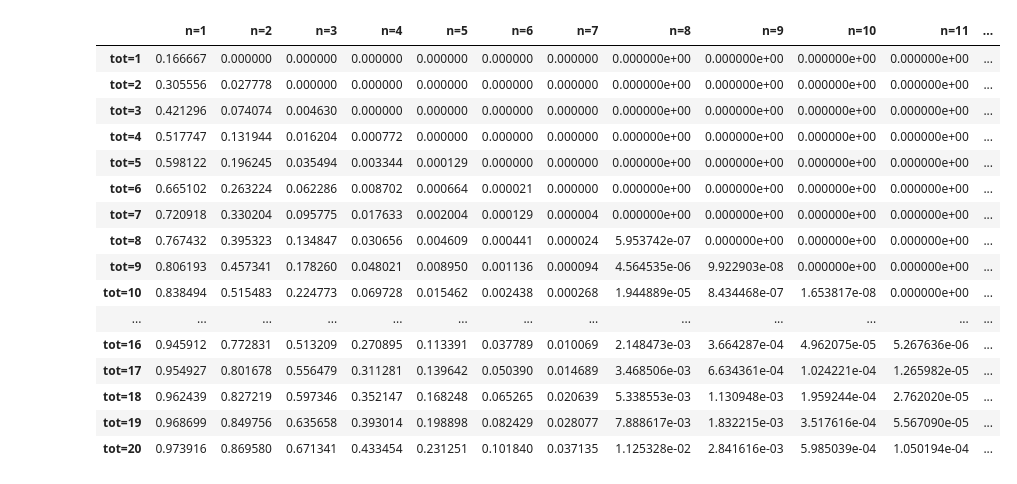
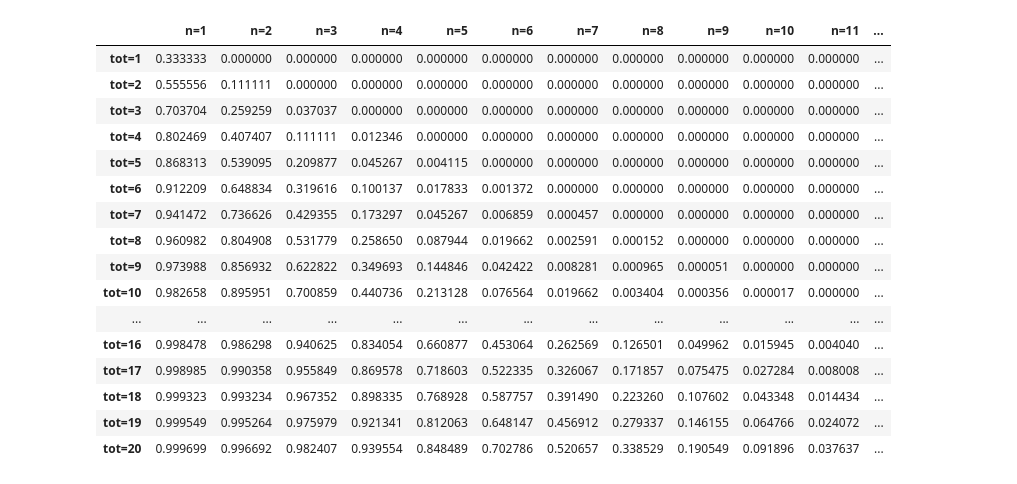
Before and after one commit to MatteoSpoladore/Dadi-perudo, a Jupyter notebook: grafico.ipynb, the cells around one changed output. Saved outputs shown, nothing was run; the diff lists cells and outputs as text; code cells hidden in the pictures.

```diff
--- a/grafico.ipynb
+++ b/grafico.ipynb
@@ -39,50 +39,50 @@ def calcola(numero_dadi: int, totale_dadi: int, perudo: bool = False) -> float:
 # Create a DataFrame of probabilities P(X = n)
 # where:
 # m = total dice (1 to 19)
 # n = number of equal dice (1 to 19)
 # p = 1/6 (single specific face)
 
 import pandas as pd
 from math import comb
 
 
-def binomial_probability_at_least(n, m, p=1 / 6):
+def binomial_probability_at_least(n, m, p=2 / 6):
     if n > m:
         return 0
     # Complemento: P(X >= n) = 1 - P(X <= n-1)
     prob = sum(comb(m, k) * (p**k) * ((1 - p) ** (m - k)) for k in range(n))
     return 1 - prob
 
 
 m_values = range(1, 21)
 n_values = range(1, 21)
 
 data = {}
 
 for n in n_values:
     data[f"n={n}"] = [binomial_probability_at_least(n, m) for m in m_values]
 
 df = pd.DataFrame(data, index=[f"tot={m}" for m in m_values])
 
 df
 # %% [output]
 |  | n=1 | n=2 | n=3 | n=4 | n=5 | n=6 | n=7 | n=8 | n=9 | n=10 | n=11 | ... |
-| tot=1 | 0.166667 | 0.000000 | 0.000000 | 0.000000 | 0.000000 | 0.000000 | 0.000000 | 0.000000e+00 | 0.000000e+00 | 0.000000e+00 | 0.000000e+00 | ... |
-| tot=2 | 0.305556 | 0.027778 | 0.000000 | 0.000000 | 0.000000 | 0.000000 | 0.000000 | 0.000000e+00 | 0.000000e+00 | 0.000000e+00 | 0.000000e+00 | ... |
-| tot=3 | 0.421296 | 0.074074 | 0.004630 | 0.000000 | 0.000000 | 0.000000 | 0.000000 | 0.000000e+00 | 0.000000e+00 | 0.000000e+00 | 0.000000e+00 | ... |
-| tot=4 | 0.517747 | 0.131944 | 0.016204 | 0.000772 | 0.000000 | 0.000000 | 0.000000 | 0.000000e+00 | 0.000000e+00 | 0.000000e+00 | 0.000000e+00 | ... |
-| tot=5 | 0.598122 | 0.196245 | 0.035494 | 0.003344 | 0.000129 | 0.000000 | 0.000000 | 0.000000e+00 | 0.000000e+00 | 0.000000e+00 | 0.000000e+00 | ... |
-| tot=6 | 0.665102 | 0.263224 | 0.062286 | 0.008702 | 0.000664 | 0.000021 | 0.000000 | 0.000000e+00 | 0.000000e+00 | 0.000000e+00 | 0.000000e+00 | ... |
-| tot=7 | 0.720918 | 0.330204 | 0.095775 | 0.017633 | 0.002004 | 0.000129 | 0.000004 | 0.000000e+00 | 0.000000e+00 | 0.000000e+00 | 0.000000e+00 | ... |
-| tot=8 | 0.767432 | 0.395323 | 0.134847 | 0.030656 | 0.004609 | 0.000441 | 0.000024 | 5.953742e-07 | 0.000000e+00 | 0.000000e+00 | 0.000000e+00 | ... |
-| tot=9 | 0.806193 | 0.457341 | 0.178260 | 0.048021 | 0.008950 | 0.001136 | 0.000094 | 4.564535e-06 | 9.922903e-08 | 0.000000e+00 | 0.000000e+00 | ... |
-| tot=10 | 0.838494 | 0.515483 | 0.224773 | 0.069728 | 0.015462 | 0.002438 | 0.000268 | 1.944889e-05 | 8.434468e-07 | 1.653817e-08 | 0.000000e+00 | ... |
+| tot=1 | 0.333333 | 0.000000 | 0.000000 | 0.000000 | 0.000000 | 0.000000 | 0.000000 | 0.000000 | 0.000000 | 0.000000 | 0.000000 | ... |
+| tot=2 | 0.555556 | 0.111111 | 0.000000 | 0.000000 | 0.000000 | 0.000000 | 0.000000 | 0.000000 | 0.000000 | 0.000000 | 0.000000 | ... |
+| tot=3 | 0.703704 | 0.259259 | 0.037037 | 0.000000 | 0.000000 | 0.000000 | 0.000000 | 0.000000 | 0.000000 | 0.000000 | 0.000000 | ... |
+| tot=4 | 0.802469 | 0.407407 | 0.111111 | 0.012346 | 0.000000 | 0.000000 | 0.000000 | 0.000000 | 0.000000 | 0.000000 | 0.000000 | ... |
+| tot=5 | 0.868313 | 0.539095 | 0.209877 | 0.045267 | 0.004115 | 0.000000 | 0.000000 | 0.000000 | 0.000000 | 0.000000 | 0.000000 | ... |
+| tot=6 | 0.912209 | 0.648834 | 0.319616 | 0.100137 | 0.017833 | 0.001372 | 0.000000 | 0.000000 | 0.000000 | 0.000000 | 0.000000 | ... |
+| tot=7 | 0.941472 | 0.736626 | 0.429355 | 0.173297 | 0.045267 | 0.006859 | 0.000457 | 0.000000 | 0.000000 | 0.000000 | 0.000000 | ... |
+| tot=8 | 0.960982 | 0.804908 | 0.531779 | 0.258650 | 0.087944 | 0.019662 | 0.002591 | 0.000152 | 0.000000 | 0.000000 | 0.000000 | ... |
+| tot=9 | 0.973988 | 0.856932 | 0.622822 | 0.349693 | 0.144846 | 0.042422 | 0.008281 | 0.000965 | 0.000051 | 0.000000 | 0.000000 | ... |
+| tot=10 | 0.982658 | 0.895951 | 0.700859 | 0.440736 | 0.213128 | 0.076564 | 0.019662 | 0.003404 | 0.000356 | 0.000017 | 0.000000 | ... |
 | ... | ... | ... | ... | ... | ... | ... | ... | ... | ... | ... | ... | ... |
-| tot=16 | 0.945912 | 0.772831 | 0.513209 | 0.270895 | 0.113391 | 0.037789 | 0.010069 | 2.148473e-03 | 3.664287e-04 | 4.962075e-05 | 5.267636e-06 | ... |
-| tot=17 | 0.954927 | 0.801678 | 0.556479 | 0.311281 | 0.139642 | 0.050390 | 0.014689 | 3.468506e-03 | 6.634361e-04 | 1.024221e-04 | 1.265982e-05 | ... |
-| tot=18 | 0.962439 | 0.827219 | 0.597346 | 0.352147 | 0.168248 | 0.065265 | 0.020639 | 5.338553e-03 | 1.130948e-03 | 1.959244e-04 | 2.762020e-05 | ... |
-| tot=19 | 0.968699 | 0.849756 | 0.635658 | 0.393014 | 0.198898 | 0.082429 | 0.028077 | 7.888617e-03 | 1.832215e-03 | 3.517616e-04 | 5.567090e-05 | ... |
-| tot=20 | 0.973916 | 0.869580 | 0.671341 | 0.433454 | 0.231251 | 0.101840 | 0.037135 | 1.125328e-02 | 2.841616e-03 | 5.985039e-04 | 1.050194e-04 | ... |
+| tot=16 | 0.998478 | 0.986298 | 0.940625 | 0.834054 | 0.660877 | 0.453064 | 0.262569 | 0.126501 | 0.049962 | 0.015945 | 0.004040 | ... |
+| tot=17 | 0.998985 | 0.990358 | 0.955849 | 0.869578 | 0.718603 | 0.522335 | 0.326067 | 0.171857 | 0.075475 | 0.027284 | 0.008008 | ... |
+| tot=18 | 0.999323 | 0.993234 | 0.967352 | 0.898335 | 0.768928 | 0.587757 | 0.391490 | 0.223260 | 0.107602 | 0.043348 | 0.014434 | ... |
+| tot=19 | 0.999549 | 0.995264 | 0.975979 | 0.921341 | 0.812063 | 0.648147 | 0.456912 | 0.279337 | 0.146155 | 0.064766 | 0.024072 | ... |
+| tot=20 | 0.999699 | 0.996692 | 0.982407 | 0.939554 | 0.848489 | 0.702786 | 0.520657 | 0.338529 | 0.190549 | 0.091896 | 0.037637 | ... |
 # %%
 df.plot(figsize=(14, 14), marker="o")
 plt.title("Probabilità di almeno n dadi uguali")
```
Also changed, not shown: parts of 3 cells of this notebook, 2 other files.
